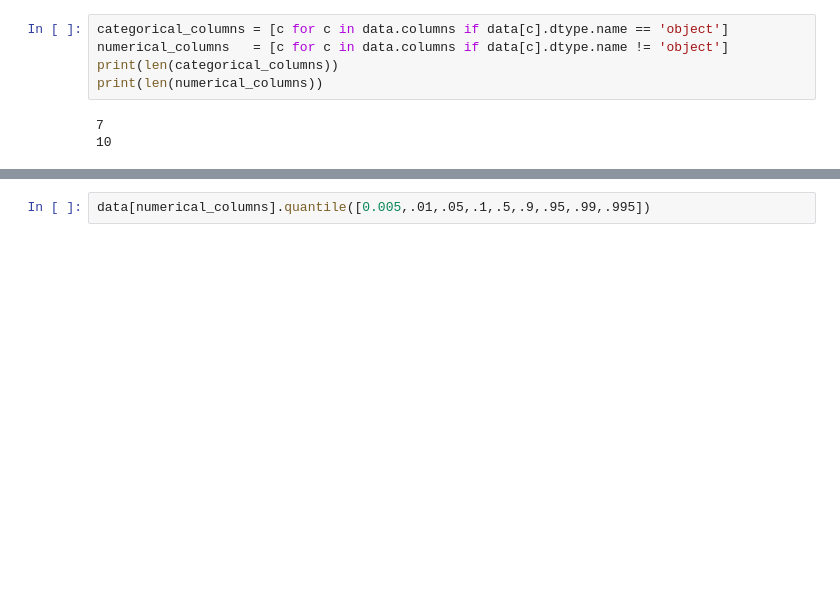
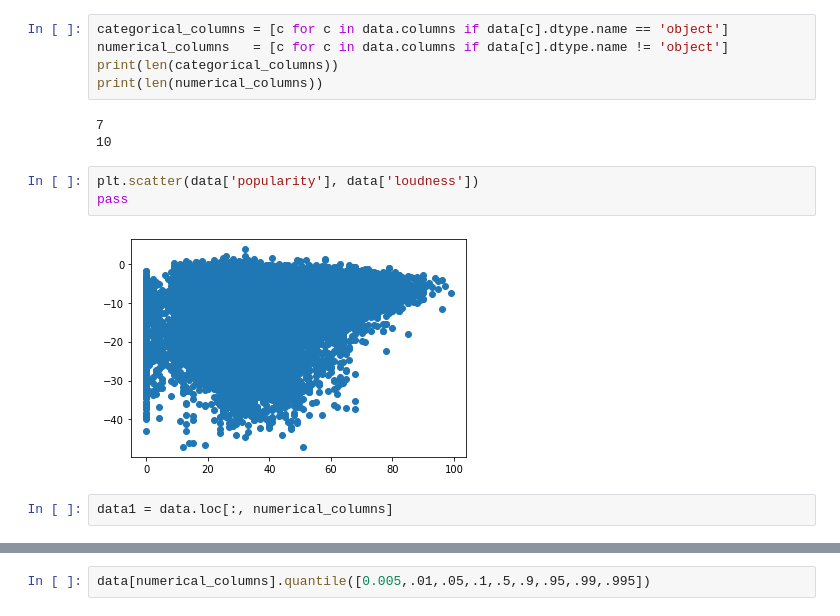
Before and after one commit to AnastasijaK22/machine_learning_magi, a Jupyter notebook: Music.ipynb, the cells around one changed output, grey strips where cells are left out. Saved outputs shown, nothing was run; the diff lists cells and outputs as text; blank space fills up the shorter version.

```diff
--- a/Music.ipynb
+++ b/Music.ipynb
@@ -90,3 +88,10 @@ print(len(numerical_columns))
 # %% [output]
 7
 10
+# %%
+plt.scatter(data['popularity'], data['loudness'])
+pass
+# %% [output]
+[figure, added]
+# %%
+data1 = data.loc[:, numerical_columns]
```
Also changed, not shown: parts of 51 cells of this notebook.
